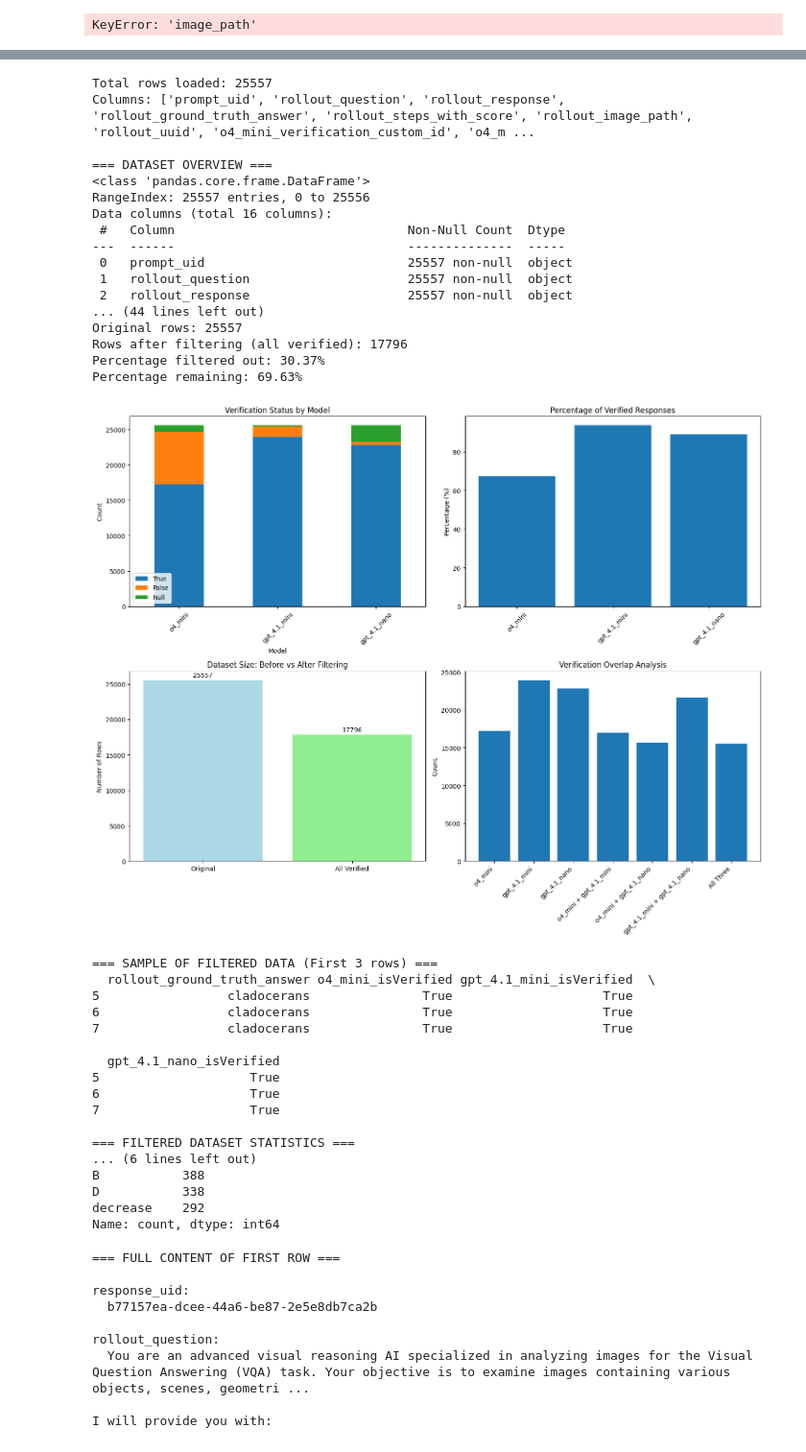
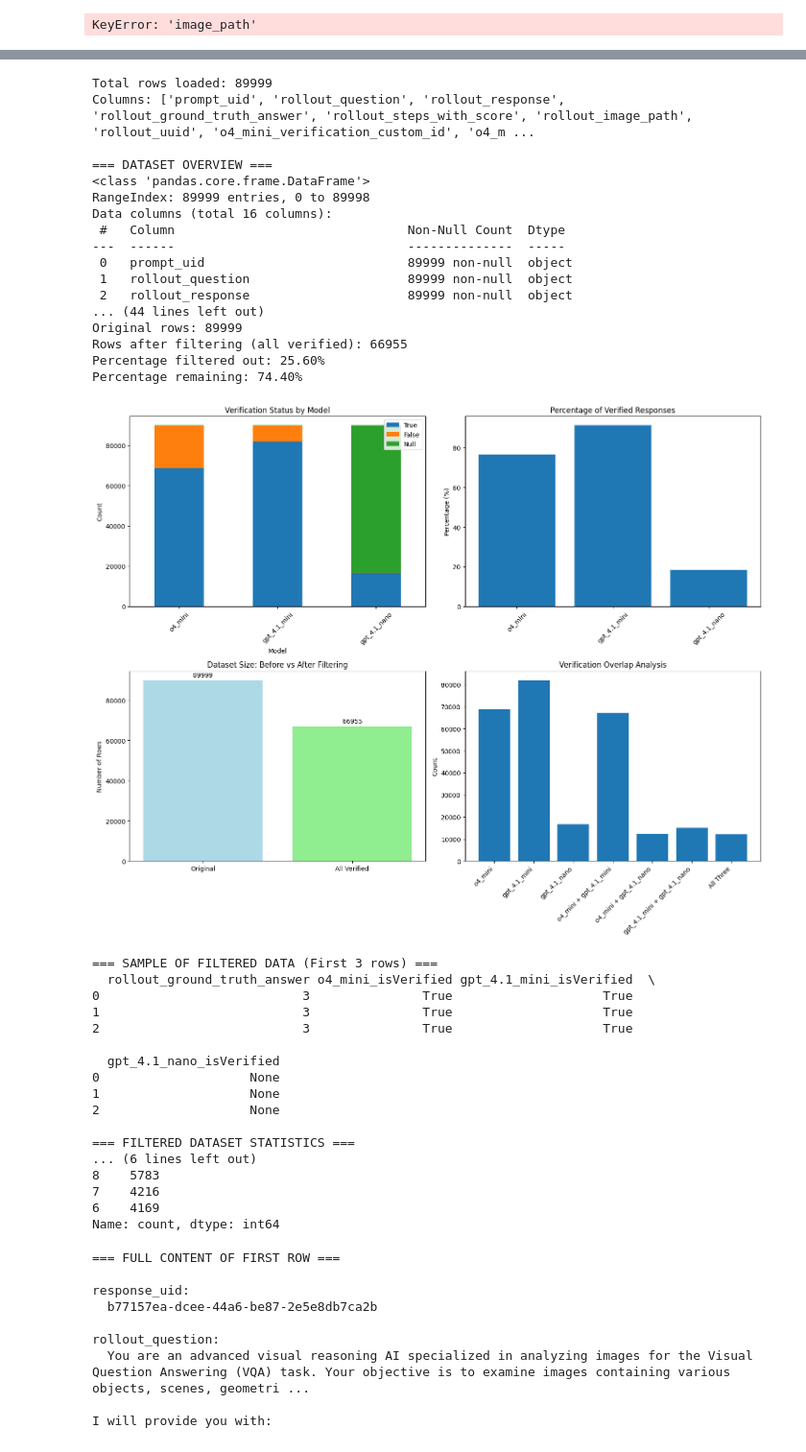
Before and after one commit to theogbrand/mmr_rollout_data, a Jupyter notebook: merge_rollout_and_verification_files.ipynb, the cells around one changed output, grey strips where cells are left out. Shown at 96% size. Drawn from its saved outputs; the diff is of its cells as text; code cells hidden in the pictures.

Commit message:
completed dvqa

```diff
--- a/merge_rollout_and_verification_files.ipynb
+++ b/merge_rollout_and_verification_files.ipynb
@@ -788,7 +790,7 @@ import seaborn as sns
 import numpy as np
 
 # Load the JSONL file
-file_path = "processed_full_verification_files/AI2D_final_mc_rollouts_with_all_models_verification_merged.jsonl"
+file_path = "processed_full_verification_files/dvqa_final_mc_rollouts_with_all_models_verification_merged.jsonl"
 
 # Read JSONL file
 data = []
@@ -896,59 +898,59 @@ if all(col in df.columns for col in verification_cols):
     axes[1,1].set_xticklabels(list(overlap_data.keys()), rotation=45, ha='right')
 
 plt.tight_layout()
 plt.show()
 
 # Display sample of filtered data
 print("\n=== SAMPLE OF FILTERED DATA (First 3 rows) ===")
 if len(filtered_df) > 0:
     sample_cols = ['response_uid', 'rollout_ground_truth_answer'] + verification_cols
     available_cols = [col for col in sample_cols if col in filtered_df.columns]
     print(filtered_df[available_cols].head(3))
 else:
     print("No rows match the filtering criteria!")
 
 # Additional statistics on filtered data
 if len(filtered_df) > 0:
     print(f"\n=== FILTERED DATASET STATISTICS ===")
     print(f"Average rollout answer length: {filtered_df['rollout_ground_truth_answer'].str.len().mean():.2f} characters")
     print(f"Unique rollout answers: {filtered_df['rollout_ground_truth_answer'].nunique()}")
     print(f"Most common rollout answers:")
     print(filtered_df['rollout_ground_truth_answer'].value_counts().head(5))
 # %% [output]
-Total rows loaded: 25557
+Total rows loaded: 89999
 Columns: ['prompt_uid', 'rollout_question', 'rollout_response', 'rollout_ground_truth_answer', 'rollout_steps_with_score', 'rollout_image_path', 'rollout_uuid', 'o4_mini_verification_custom_id', 'o4_m ...
 
 === DATASET OVERVIEW ===
 <class 'pandas.core.frame.DataFrame'>
-RangeIndex: 25557 entries, 0 to 25556
+RangeIndex: 89999 entries, 0 to 89998
 Data columns (total 16 columns):
  #   Column                               Non-Null Count  Dtype
 ---  ------                               --------------  -----
- 0   prompt_uid                           25557 non-null  object
- 1   rollout_question                     25557 non-null  object
- 2   rollout_response                     25557 non-null  object
+ 0   prompt_uid                           89999 non-null  object
+ 1   rollout_question                     89999 non-null  object
+ 2   rollout_response                     89999 non-null  object
 ... (44 lines left out)
-Original rows: 25557
-Rows after filtering (all verified): 17796
-Percentage filtered out: 30.37%
-Percentage remaining: 69.63%
+Original rows: 89999
+Rows after filtering (all verified): 66955
+Percentage filtered out: 25.60%
+Percentage remaining: 74.40%
-[figure, old version]
+[figure, new version]
 === SAMPLE OF FILTERED DATA (First 3 rows) ===
   rollout_ground_truth_answer o4_mini_isVerified gpt_4.1_mini_isVerified  \
-5                 cladocerans               True                    True
-6                 cladocerans               True                    True
-7                 cladocerans               True                    True
+0                           3               True                    True
+1                           3               True                    True
+2                           3               True                    True
 
   gpt_4.1_nano_isVerified
-5                    True
-6                    True
-7                    True
+0                    None
+1                    None
+2                    None
 
 === FILTERED DATASET STATISTICS ===
 ... (6 lines left out)
-B           388
-D           338
-decrease    292
+8    5783
+7    4216
+6    4169
 Name: count, dtype: int64
 # %%
 # Print full content of one row with all columns
```
Also changed, not shown: parts of 1 cell of this notebook, 1 other file.
